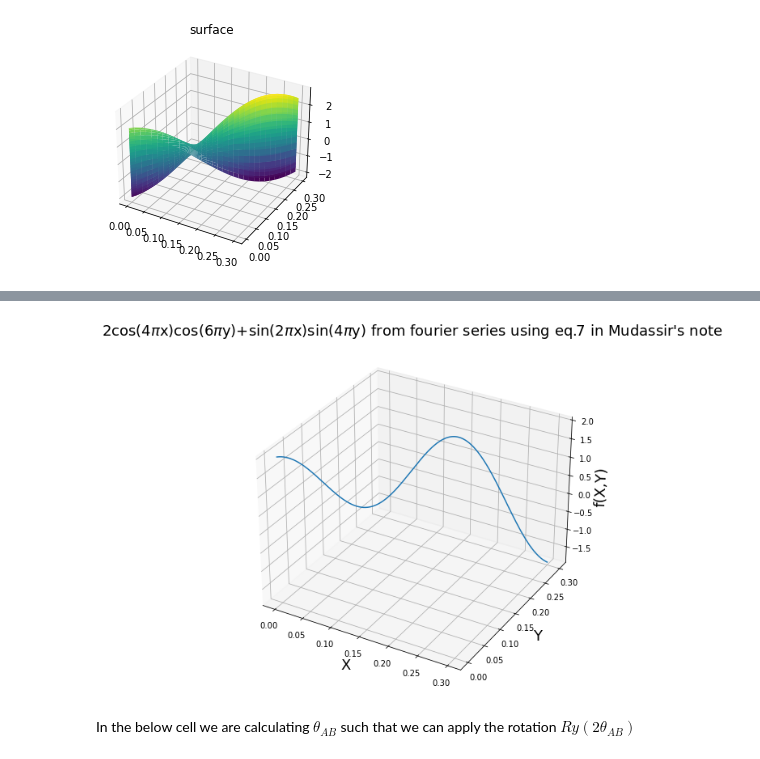
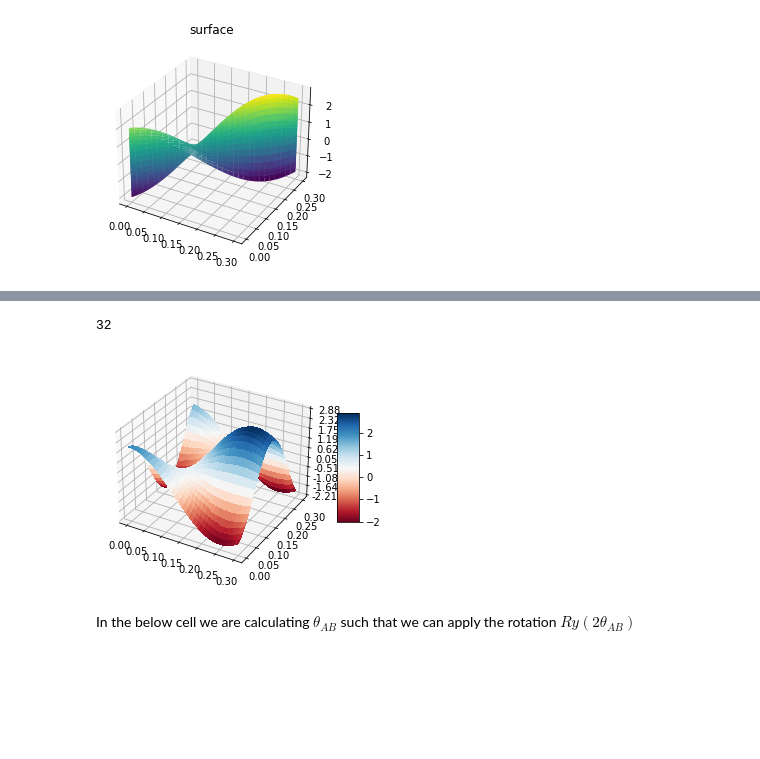
Before and after one commit to Arun-quant/PDE, a Jupyter notebook: 2D function representation/2D ansatz-test.ipynb, the cells around one changed output, grey strips where cells are left out. Saved outputs shown, nothing was run; the diff lists cells and outputs as text; code cells hidden in the pictures; blank space fills up the shorter version.

```diff
--- a/2D function representation/2D ansatz-test.ipynb
+++ b/2D function representation/2D ansatz-test.ipynb
@@ -167,28 +163,26 @@ F3xy=0
 
 for k in range(M):
     for j in range(M):
-        F3xy+= Akj[k,j]*np.exp(-1j*(2*np.pi*k*x+2*np.pi*j*y))+Bkj[k,j]*np.exp(-1j*(2*np.pi*k*x-2*np.pi*j*y))
+        F3xy+= Akj[k,j]*np.exp(-1j*(2*np.pi*k*X+2*np.pi*j*Y))+Bkj[k,j]*np.exp(-1j*(2*np.pi*k*X-2*np.pi*j*Y))
         #cos(2*np.pi*k*x+2*np.pi*j*y) + Bkj[k,j]*np.cos(2*np.pi*k*x-2*np.pi*j*y)
-# %%
-plt.figure(figsize=(8, 8))
-
-ax = plt.axes(projection ='3d')
-
-ax.plot3D(x,y,np.real(F3xy))
-
-#ax.plot3D(x,y,f(x,y))
-
-ax.set_xlabel("X", fontsize=18)
-
-ax.set_ylabel("Y", fontsize=18)
-
-ax.set_zlabel("f(X,Y)", fontsize=18)
-
-ax.set_title("2cos(4$\pi$x)cos(6$\pi$y)+sin(2$\pi$x)sin(4$\pi$y) from fourier series using eq.7 in Mudassir's note", fontsize=18)
-
-plt.show()
-# %% [output]
-[figure, removed]
+# %%
+len(F3xy[0])
+# %% [output]
+32
+# %%
+fig = plt.figure()
+ax = fig.gca(projection='3d')
+surf = ax.plot_surface(X, Y, np.real(F3xy), rstride=1, cstride=1,
+                      cmap=cm.RdBu,linewidth=0, antialiased=False)
+
+ax.zaxis.set_major_locator(LinearLocator(10))
+ax.zaxis.set_major_formatter(FormatStrFormatter('%.02f'))
+
+fig.colorbar(surf, shrink=0.5, aspect=5)
+
+plt.show()
+# %% [output]
+[figure, added]
 # %% [markdown]
 In the below cell we are calculating $\theta_{AB}$ such that we can apply the rotation $Ry(2\theta_{AB})$
 # %%
```
Also changed, not shown: parts of 32 cells of this notebook.
